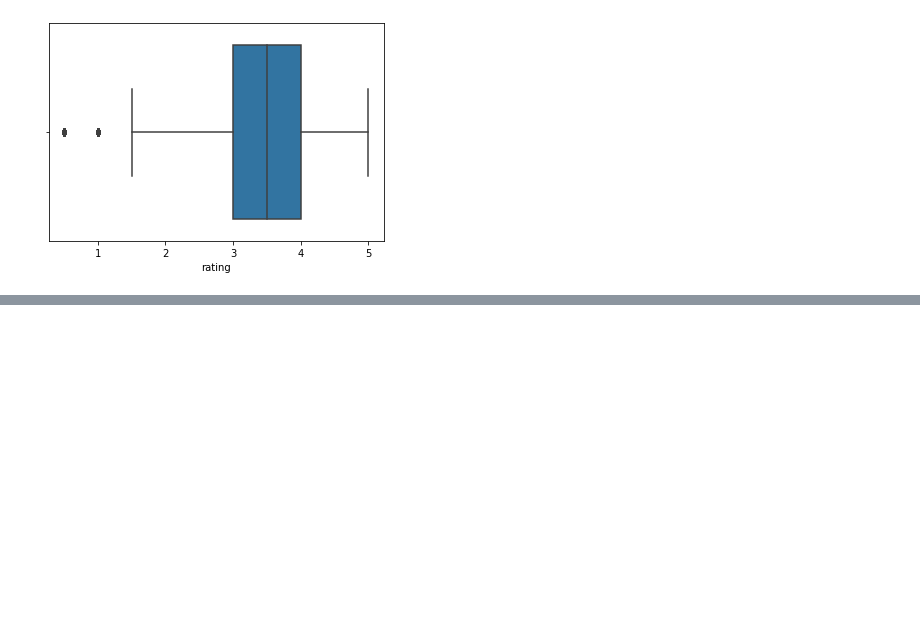
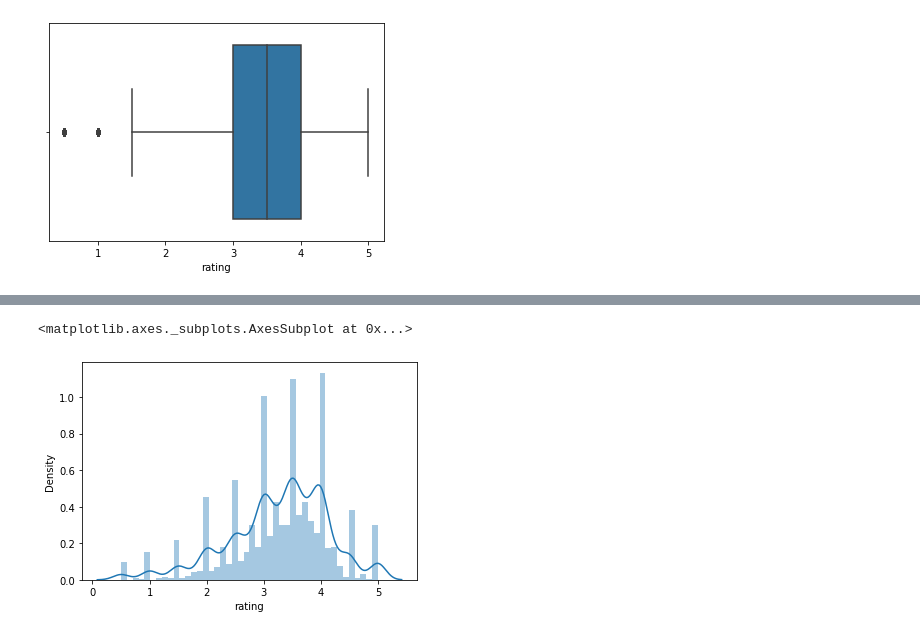
Before and after one commit to wiltonjr4/Data-Science, a Jupyter notebook: Introduction Data Science/Class - 0/Introduction_Data_Science.ipynb, the cells around one changed output, grey strips where cells are left out. Drawn from its saved outputs; the diff is of its cells as text; code cells hidden in the pictures; blank space fills up the shorter version.

```diff
--- a/Introduction Data Science/Class - 0/Introduction_Data_Science.ipynb
+++ b/Introduction Data Science/Class - 0/Introduction_Data_Science.ipynb
@@ -78,0 +146,5 @@ sns.boxplot(ratings.rating)
+# %%
+sns.distplot(mean_per_movie)
+# %% [output]
+<matplotlib.axes._subplots.AxesSubplot at 0x...>
+[figure, added]
```
Also changed, not shown: parts of 30 cells of this notebook, 2 other files.
